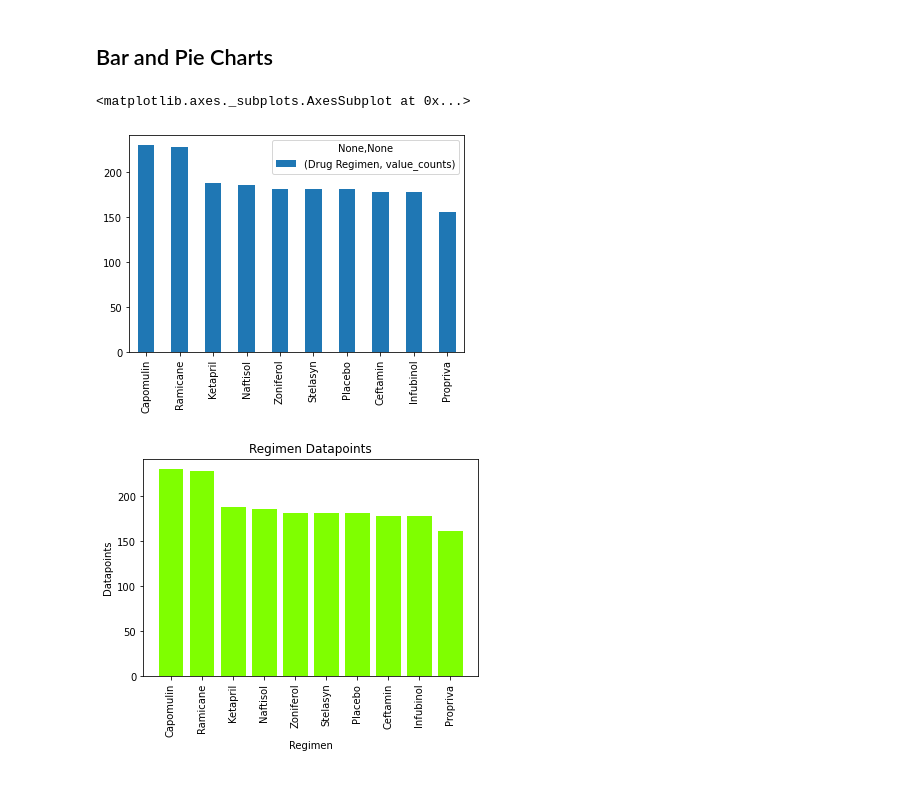
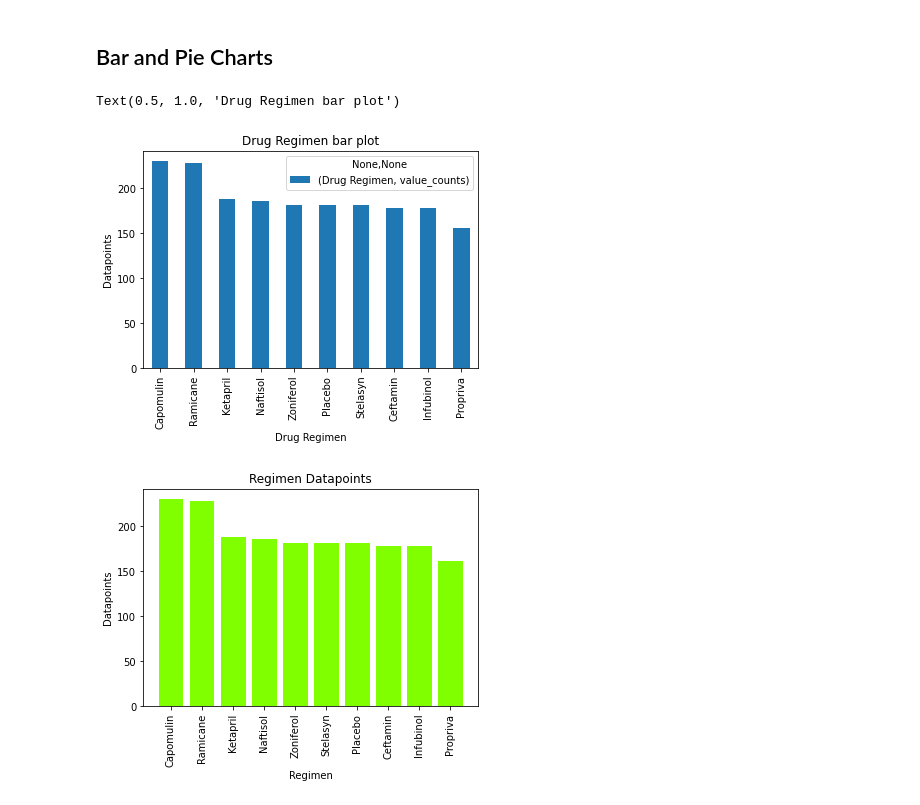
Before and after one commit to Starcode897/matplotlib-challenge, a Jupyter notebook: Pymaceuticals/pymaceuticals_starter.ipynb, the cells around one changed output. Drawn from its saved outputs; the diff is of its cells as text; code cells hidden in the pictures.

Commit message:
Final commit
The final results of the drug regimens for tumor treatment on mice.

```diff
--- a/Pymaceuticals/pymaceuticals_starter.ipynb
+++ b/Pymaceuticals/pymaceuticals_starter.ipynb
@@ -111,13 +118,16 @@ summary
 # %%
 # Generate a bar plot showing the total number of datapoints for each drug regimen using pandas.
 # There should be a single bar per regimen
 
 
 counts = combined_df.agg({"Drug Regimen": ["value_counts"]})
 counts.plot(kind="bar")
+plt.xlabel("Drug Regimen")
+plt.ylabel("Datapoints")
+plt.title("Drug Regimen bar plot")
 # %% [output]
-<matplotlib.axes._subplots.AxesSubplot at 0x...>
+Text(0.5, 1.0, 'Drug Regimen bar plot')
-[figure, old version]
+[figure, new version]
 # %%
 # General identical bar plot using pyplot instead of pandas.
 
```
Also changed, not shown: parts of 3 cells of this notebook.
